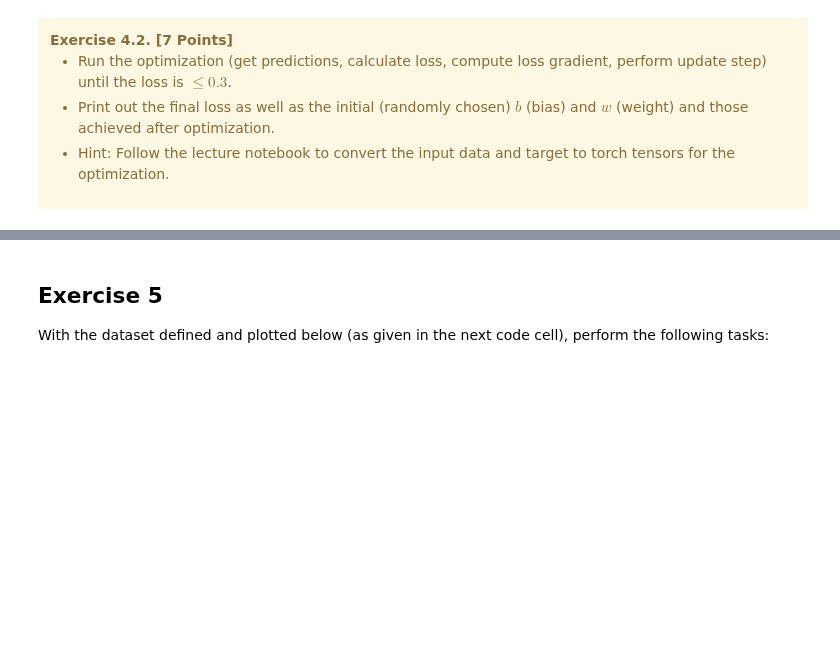
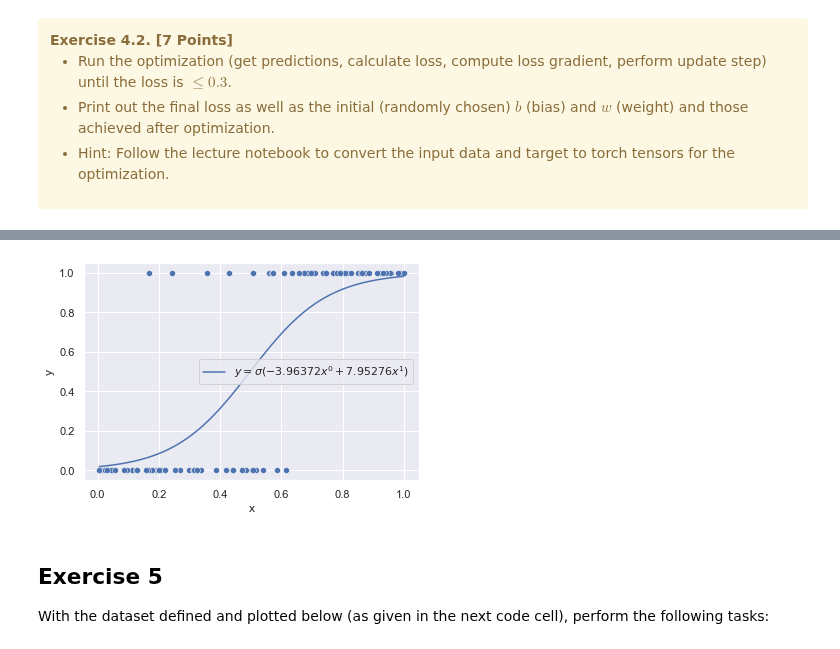
Before and after one commit to qtakmalay/JupyterProjects, a Jupyter notebook: U5/U5_Assignment.ipynb, the cells around one changed output, grey strips where cells are left out. Drawn from its saved outputs; the diff is of its cells as text; code cells hidden in the pictures; blank space fills up the shorter version.

```diff
--- a/U5/U5_Assignment.ipynb
+++ b/U5/U5_Assignment.ipynb
@@ -346,0 +372,16 @@ Final: b= 7.360711, w= 2.975127, loss= 0.499667
+# %%
+b, w = model.bias.item(), model.weight.item()
+error = loss(model(X), Y)
+print(f"Initial: b={b:9f}, w={w:9f}, loss={error.item():9f}")
+
+for _ in range(2000):  # number of updates
+    preds = model(X)        # compute predictions
+    error = loss(preds, Y)  # compute error
+    error.backward()        # compute gradient of the error
+    optimizer.step()        # perform update step
+    optimizer.zero_grad()   # reset gradients for the next iteration
+
+b, w = model.bias.item(), model.weight.item()
+print(f"Final:   b={b:9f}, w={w:9f}, loss={error.item():9f}")
+u5.plot_model(dataset, (b, w), transform=sigmoid)
+# %% [output]
@@ -347,3 +390,4 @@ Final: b= 7.360711, w= 2.975127, loss= 0.499667
+[figure, added]
 # %% [markdown]
 <h2>Exercise 5</h2>
 
```
Also changed, not shown: parts of 21 cells of this notebook, 1 other file.
